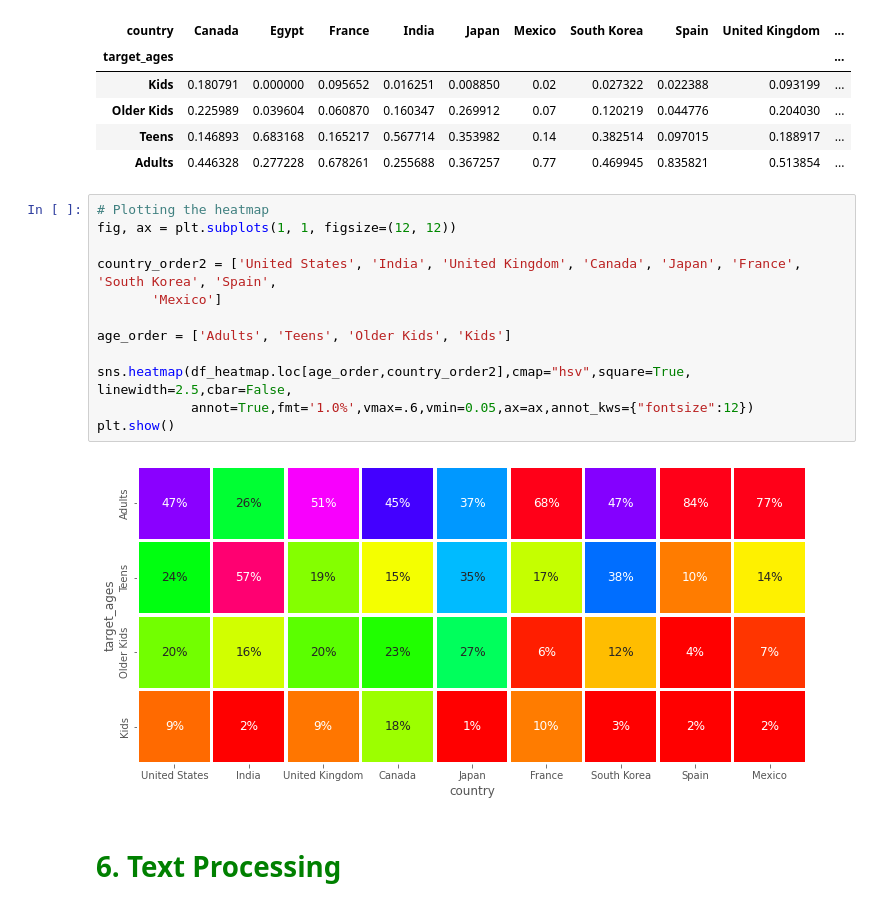
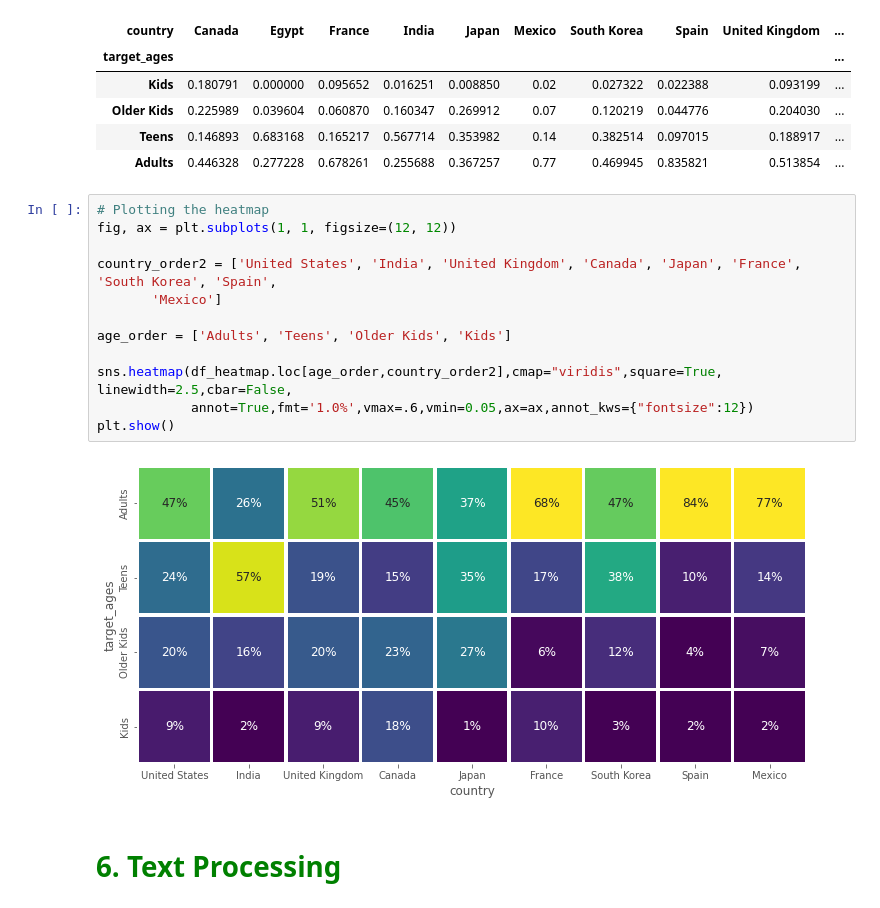
Before and after one commit to pankaj-beldar/Capstone_Project_04_Netflix_Movies_and_TV_Shows_Clustering, a Jupyter notebook: Capstone_Project_04_Netflix_Movies_and_TV_Shows_Clustering.ipynb, the cells around one changed output. Drawn from its saved outputs; the diff is of its cells as text.

```diff
--- a/Capstone_Project_04_Netflix_Movies_and_TV_Shows_Clustering.ipynb
+++ b/Capstone_Project_04_Netflix_Movies_and_TV_Shows_Clustering.ipynb
@@ -875,17 +852,17 @@ df_heatmap
 # %%
 # Plotting the heatmap
 fig, ax = plt.subplots(1, 1, figsize=(12, 12))
 
 country_order2 = ['United States', 'India', 'United Kingdom', 'Canada', 'Japan', 'France', 'South Korea', 'Spain',
        'Mexico']
 
 age_order = ['Adults', 'Teens', 'Older Kids', 'Kids']
 
-sns.heatmap(df_heatmap.loc[age_order,country_order2],cmap="hsv",square=True, linewidth=2.5,cbar=False,
+sns.heatmap(df_heatmap.loc[age_order,country_order2],cmap="viridis",square=True, linewidth=2.5,cbar=False,
             annot=True,fmt='1.0%',vmax=.6,vmin=0.05,ax=ax,annot_kws={"fontsize":12})
 plt.show()
 # %% [output]
-[figure, old version]
+[figure, new version]
 # %% [markdown]
 # <font color='green'>**6. Text Processing**</font>
 # %% [markdown]
```
Also changed, not shown: parts of 18 cells of this notebook.
